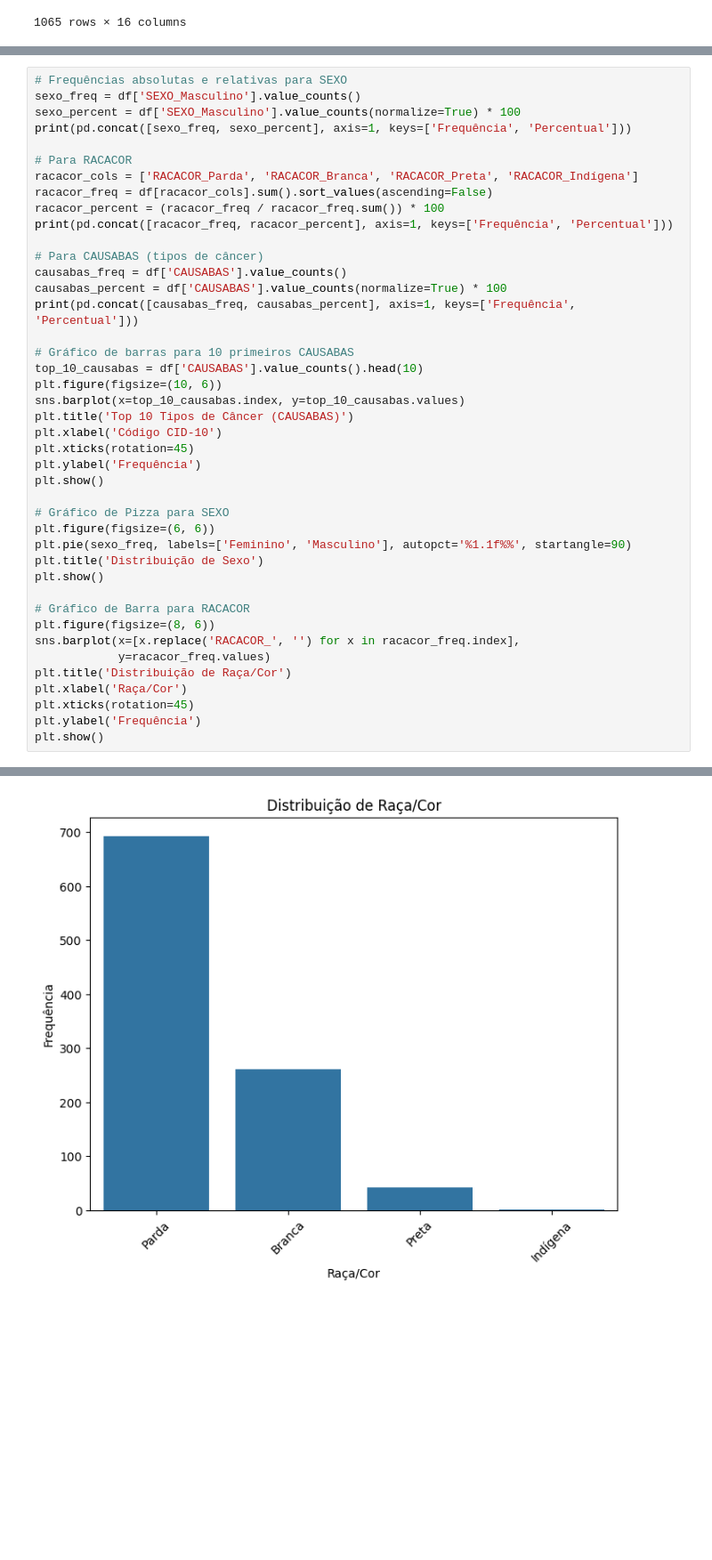
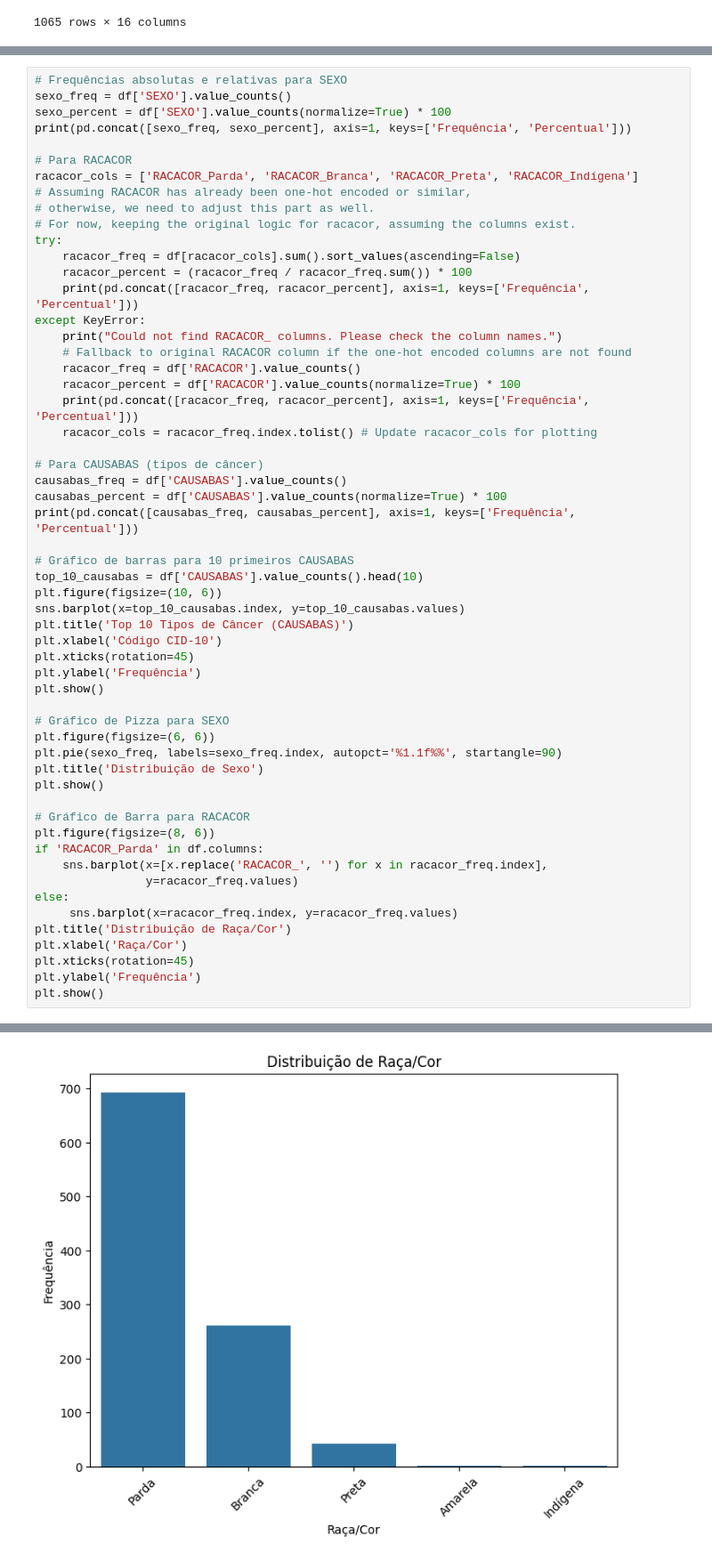
Before and after one commit to cleodecker/Cancer, a Jupyter notebook: Scripts/Cancer_PB.ipynb, the cells around one changed output, grey strips where cells are left out. Shown: that part at 89% size. Saved outputs shown, nothing was run; the diff lists cells and outputs as text; blank space fills up the shorter version.

```diff
--- a/Scripts/Cancer_PB.ipynb
+++ b/Scripts/Cancer_PB.ipynb
@@ -106,14 +106,25 @@ plt.show()
 # %%
 # Frequências absolutas e relativas para SEXO
-sexo_freq = df['SEXO_Masculino'].value_counts()
-sexo_percent = df['SEXO_Masculino'].value_counts(normalize=True) * 100
+sexo_freq = df['SEXO'].value_counts()
+sexo_percent = df['SEXO'].value_counts(normalize=True) * 100
 print(pd.concat([sexo_freq, sexo_percent], axis=1, keys=['Frequência', 'Percentual']))
 
 # Para RACACOR
 racacor_cols = ['RACACOR_Parda', 'RACACOR_Branca', 'RACACOR_Preta', 'RACACOR_Indígena']
-racacor_freq = df[racacor_cols].sum().sort_values(ascending=False)
-racacor_percent = (racacor_freq / racacor_freq.sum()) * 100
-print(pd.concat([racacor_freq, racacor_percent], axis=1, keys=['Frequência', 'Percentual']))
+# Assuming RACACOR has already been one-hot encoded or similar,
+# otherwise, we need to adjust this part as well.
+# For now, keeping the original logic for racacor, assuming the columns exist.
+try:
+    racacor_freq = df[racacor_cols].sum().sort_values(ascending=False)
+    racacor_percent = (racacor_freq / racacor_freq.sum()) * 100
+    print(pd.concat([racacor_freq, racacor_percent], axis=1, keys=['Frequência', 'Percentual']))
+except KeyError:
+    print("Could not find RACACOR_ columns. Please check the column names.")
+    # Fallback to original RACACOR column if the one-hot encoded columns are not found
+    racacor_freq = df['RACACOR'].value_counts()
+    racacor_percent = df['RACACOR'].value_counts(normalize=True) * 100
+    print(pd.concat([racacor_freq, racacor_percent], axis=1, keys=['Frequência', 'Percentual']))
+    racacor_cols = racacor_freq.index.tolist() # Update racacor_cols for plotting
 
 # Para CAUSABAS (tipos de câncer)
 causabas_freq = df['CAUSABAS'].value_counts()
@@ -132,14 +143,17 @@ plt.show()
 
 # Gráfico de Pizza para SEXO
 plt.figure(figsize=(6, 6))
-plt.pie(sexo_freq, labels=['Feminino', 'Masculino'], autopct='%1.1f%%', startangle=90)
+plt.pie(sexo_freq, labels=sexo_freq.index, autopct='%1.1f%%', startangle=90)
 plt.title('Distribuição de Sexo')
 plt.show()
 
 # Gráfico de Barra para RACACOR
 plt.figure(figsize=(8, 6))
-sns.barplot(x=[x.replace('RACACOR_', '') for x in racacor_freq.index],
-            y=racacor_freq.values)
+if 'RACACOR_Parda' in df.columns:
+    sns.barplot(x=[x.replace('RACACOR_', '') for x in racacor_freq.index],
+                y=racacor_freq.values)
+else:
+     sns.barplot(x=racacor_freq.index, y=racacor_freq.values)
 plt.title('Distribuição de Raça/Cor')
 plt.xlabel('Raça/Cor')
 plt.xticks(rotation=45)
@@ -168,3 +182,3 @@ C003               1    0.093897
-[figure, old version]
+[figure, new version]
 # %%
 # Explorar a relação entre CAUSABAS e SEXO usando uma tabela de contingência
```
Also changed, not shown: parts of 4 cells of this notebook.
